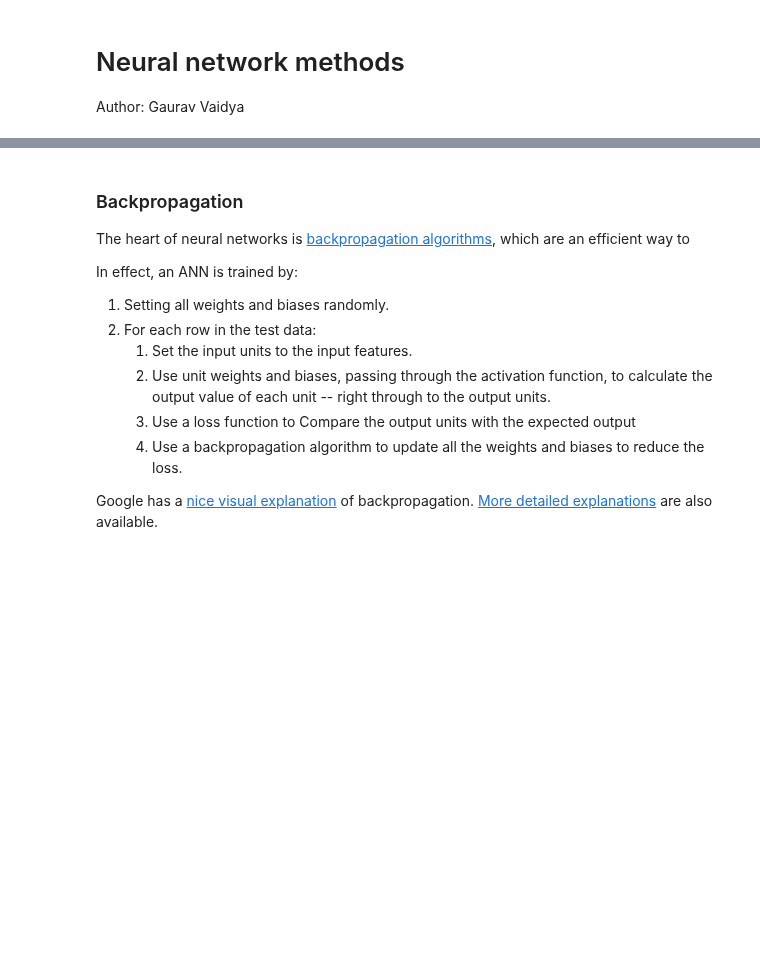
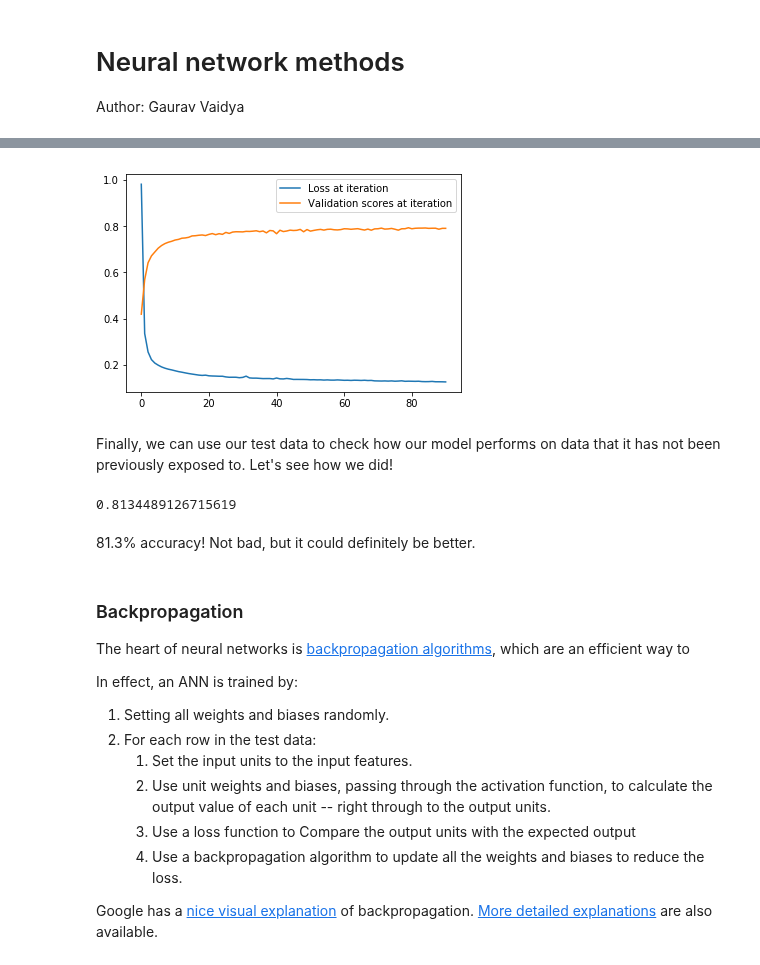
Before and after one commit to USDA-ARS-GBRU/ml-training-site, a Jupyter notebook: assets/nb-lessons/13_neural_network_methods.ipynb, the cells around one changed output, grey strips where cells are left out. Cells and saved outputs as stored; diff of their text form; code cells hidden in the pictures; blank space fills up the shorter version.

```diff
--- a/assets/nb-lessons/13_neural_network_methods.ipynb
+++ b/assets/nb-lessons/13_neural_network_methods.ipynb
@@ -39,0 +163,21 @@ Putting it all together, we end up with a type of ANN called a *multilayer perce
+# %%
+from sklearn.neural_network import MLPRegressor
+
+ann = MLPRegressor(
+    activation='relu',  # The activation function to use: ReLU
+    solver='adam',      # The solver to use
+    alpha=0.001,        # The L2 regularization rate: higher values increase cost for larger weights
+    hidden_layer_sizes=(100, 20),
+                        # The number of units in each hidden layer.
+                        # Note that we don't need to specify input and output neuron numbers:
+                        # MLPClassifier determines this based on the shape of the features and labels
+                        # being fitted.
+    verbose=True,       # Report on progress.
+    batch_size='auto',  # Process dataset in batches of 200 rows at a time.
+    early_stopping=True # This activates two features:
+                        #  - We will hold 10% of data aside as validation data. At the end of each
+                        #    iteration, we will test the validation data to see how well we're doing.
+                        #  - If learning slows below a pre-determined level, we stop early rather than
+                        #    overtraining on our data.
+)
+ann.fit(scaled_train_data, train_labels)
@@ -40,3 +214,21 @@ Putting it all together, we end up with a type of ANN called a *multilayer perce
+# %%
+import matplotlib.pyplot as plt
+
+# Visualize the loss curve and validation scores over iterations.
+plt.plot(ann.loss_curve_, label='Loss at iteration')
+plt.plot(ann.validation_scores_, label='Validation scores at iteration')
+plt.legend(loc='best')
+plt.show()
+# %% [output]
+[figure, added]
+# %% [markdown]
+Finally, we can use our test data to check how our model performs on data that it has not been previously exposed to. Let's see how we did!
+# %%
+ann.score(scaled_test_data, test_labels)
+# %% [output]
+0.8134489126715619
+# %% [markdown]
+81.3% accuracy! Not bad, but it could definitely be better.
 # %% [markdown]
 ### Backpropagation
 
```
Also changed, not shown: parts of 24 cells of this notebook.
